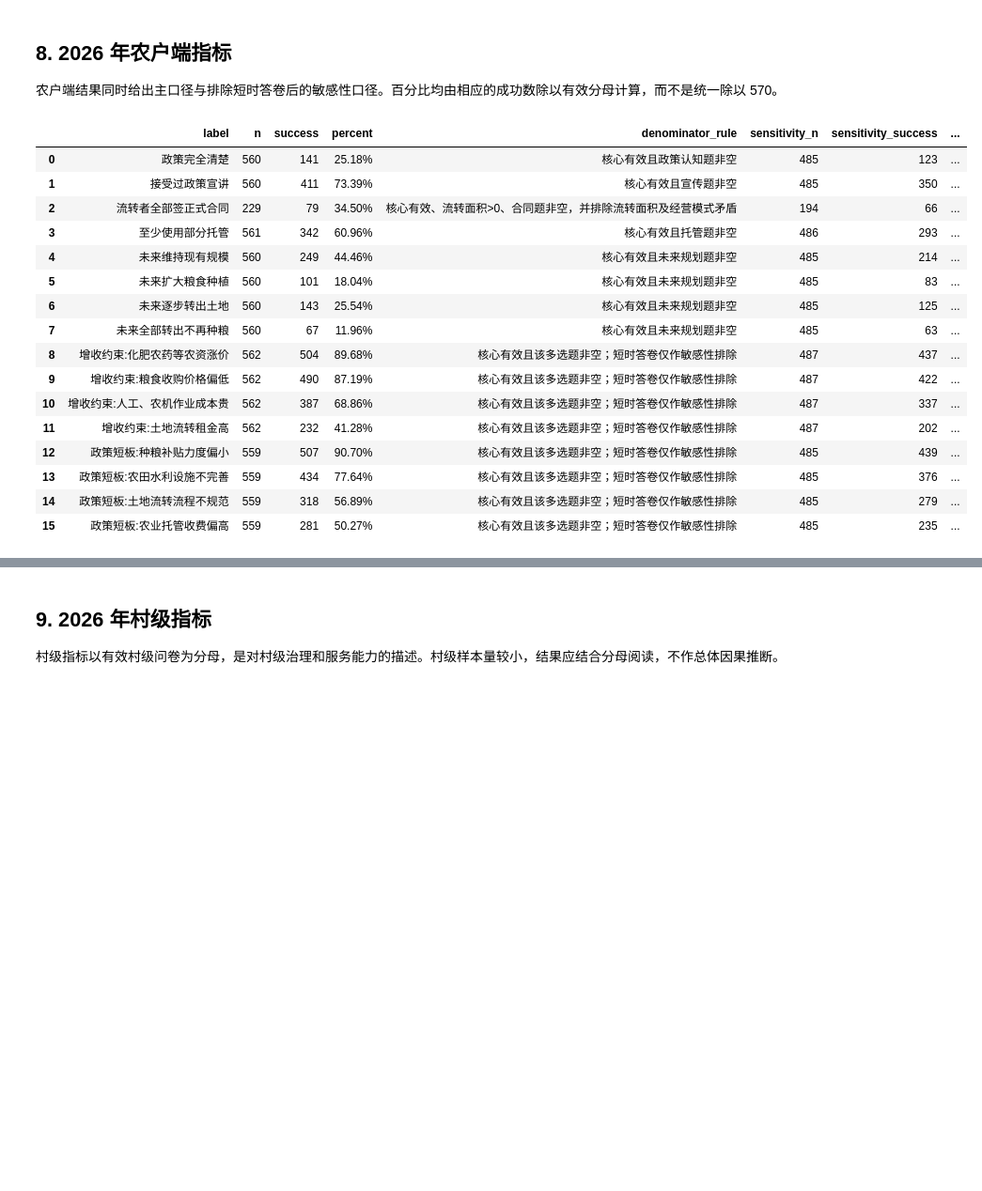
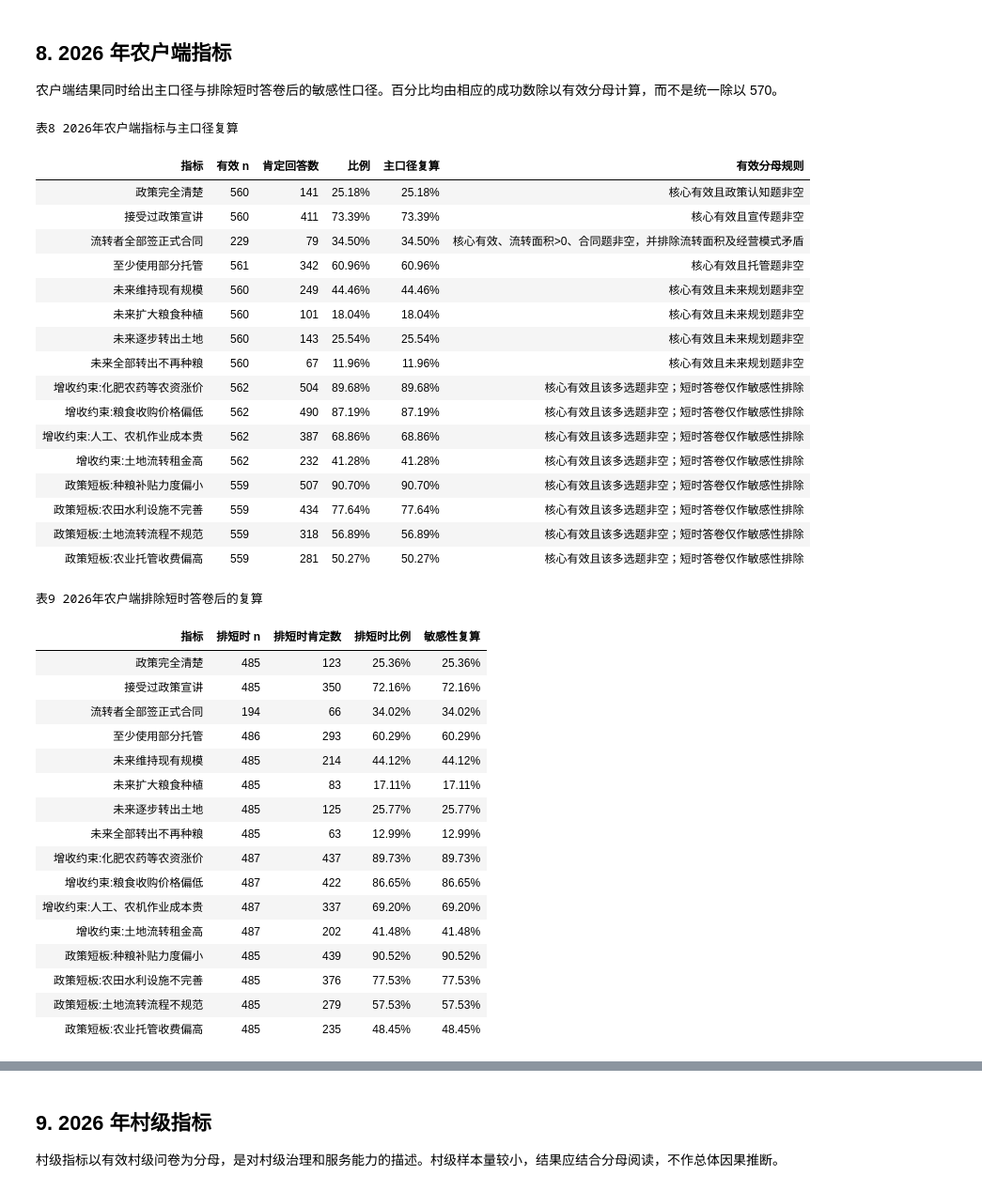
Before and after one commit to HNNUYUXUAN/anhui-rural-survey, a Jupyter notebook: notebooks/analysis.ipynb, the cells around one changed output, grey strips where cells are left out. Shown at 94% size. Saved outputs shown, nothing was run; the diff lists cells and outputs as text; code cells hidden in the pictures; blank space fills up the shorter version.

Commit message:
Align research tables and place table captions above data

```diff
--- a/notebooks/analysis.ipynb
+++ b/notebooks/analysis.ipynb
@@ -324,32 +331,54 @@ finish_figure(fig)
 # %%
 household = pd.read_csv(RESULT_DIR / "households-2026.csv")
 household["主口径复算"] = (household["success"] / household["n"] * 100).round(2)
 household["敏感性复算"] = (household["sensitivity_success"] / household["sensitivity_n"] * 100).round(2)
-display(household.style.format({"percent": "{:.2f}%", "sensitivity_percent": "{:.2f}%", "主口径复算": "{:.2f}%", "敏感性复算": "{:.2f}%"}))
+show_table(household[["label", "n", "success", "percent", "主口径复算", "denominator_rule"]],
+           "表8　2026年农户端指标与主口径复算", {"percent": "{:.2f}%", "主口径复算": "{:.2f}%"})
+show_table(household[["label", "sensitivity_n", "sensitivity_success", "sensitivity_percent", "敏感性复算"]],
+           "表9　2026年农户端排除短时答卷后的复算", {"sensitivity_percent": "{:.2f}%", "敏感性复算": "{:.2f}%"})
 
 fig, ax = plt.subplots(figsize=(10, 7))
 plot_household = household.sort_values("percent")
 sns.barplot(data=plot_household, x="percent", y="label", color="#555555", ax=ax)
 ax.set(title="2026年农户端公开指标", xlabel="比例（%）", ylabel="")
 finish_figure(fig)
 # %% [output]
+表8 2026年农户端指标与主口径复算
-|  | label | n | success | percent | denominator_rule | sensitivity_n | sensitivity_success | ... |
-| 0 | 政策完全清楚 | 560 | 141 | 25.18% | 核心有效且政策认知题非空 | 485 | 123 | ... |
-| 1 | 接受过政策宣讲 | 560 | 411 | 73.39% | 核心有效且宣传题非空 | 485 | 350 | ... |
-| 2 | 流转者全部签正式合同 | 229 | 79 | 34.50% | 核心有效、流转面积>0、合同题非空，并排除流转面积及经营模式矛盾 | 194 | 66 | ... |
-| 3 | 至少使用部分托管 | 561 | 342 | 60.96% | 核心有效且托管题非空 | 486 | 293 | ... |
-| 4 | 未来维持现有规模 | 560 | 249 | 44.46% | 核心有效且未来规划题非空 | 485 | 214 | ... |
-| 5 | 未来扩大粮食种植 | 560 | 101 | 18.04% | 核心有效且未来规划题非空 | 485 | 83 | ... |
-| 6 | 未来逐步转出土地 | 560 | 143 | 25.54% | 核心有效且未来规划题非空 | 485 | 125 | ... |
-| 7 | 未来全部转出不再种粮 | 560 | 67 | 11.96% | 核心有效且未来规划题非空 | 485 | 63 | ... |
-| 8 | 增收约束:化肥农药等农资涨价 | 562 | 504 | 89.68% | 核心有效且该多选题非空；短时答卷仅作敏感性排除 | 487 | 437 | ... |
-| 9 | 增收约束:粮食收购价格偏低 | 562 | 490 | 87.19% | 核心有效且该多选题非空；短时答卷仅作敏感性排除 | 487 | 422 | ... |
-| 10 | 增收约束:人工、农机作业成本贵 | 562 | 387 | 68.86% | 核心有效且该多选题非空；短时答卷仅作敏感性排除 | 487 | 337 | ... |
-| 11 | 增收约束:土地流转租金高 | 562 | 232 | 41.28% | 核心有效且该多选题非空；短时答卷仅作敏感性排除 | 487 | 202 | ... |
-| 12 | 政策短板:种粮补贴力度偏小 | 559 | 507 | 90.70% | 核心有效且该多选题非空；短时答卷仅作敏感性排除 | 485 | 439 | ... |
-| 13 | 政策短板:农田水利设施不完善 | 559 | 434 | 77.64% | 核心有效且该多选题非空；短时答卷仅作敏感性排除 | 485 | 376 | ... |
-| 14 | 政策短板:土地流转流程不规范 | 559 | 318 | 56.89% | 核心有效且该多选题非空；短时答卷仅作敏感性排除 | 485 | 279 | ... |
-| 15 | 政策短板:农业托管收费偏高 | 559 | 281 | 50.27% | 核心有效且该多选题非空；短时答卷仅作敏感性排除 | 485 | 235 | ... |
+| 指标 | 有效 n | 肯定回答数 | 比例 | 主口径复算 | 有效分母规则 |
+| 政策完全清楚 | 560 | 141 | 25.18% | 25.18% | 核心有效且政策认知题非空 |
+| 接受过政策宣讲 | 560 | 411 | 73.39% | 73.39% | 核心有效且宣传题非空 |
+| 流转者全部签正式合同 | 229 | 79 | 34.50% | 34.50% | 核心有效、流转面积>0、合同题非空，并排除流转面积及经营模式矛盾 |
+| 至少使用部分托管 | 561 | 342 | 60.96% | 60.96% | 核心有效且托管题非空 |
+| 未来维持现有规模 | 560 | 249 | 44.46% | 44.46% | 核心有效且未来规划题非空 |
+| 未来扩大粮食种植 | 560 | 101 | 18.04% | 18.04% | 核心有效且未来规划题非空 |
+| 未来逐步转出土地 | 560 | 143 | 25.54% | 25.54% | 核心有效且未来规划题非空 |
+| 未来全部转出不再种粮 | 560 | 67 | 11.96% | 11.96% | 核心有效且未来规划题非空 |
+| 增收约束:化肥农药等农资涨价 | 562 | 504 | 89.68% | 89.68% | 核心有效且该多选题非空；短时答卷仅作敏感性排除 |
+| 增收约束:粮食收购价格偏低 | 562 | 490 | 87.19% | 87.19% | 核心有效且该多选题非空；短时答卷仅作敏感性排除 |
+| 增收约束:人工、农机作业成本贵 | 562 | 387 | 68.86% | 68.86% | 核心有效且该多选题非空；短时答卷仅作敏感性排除 |
+| 增收约束:土地流转租金高 | 562 | 232 | 41.28% | 41.28% | 核心有效且该多选题非空；短时答卷仅作敏感性排除 |
+| 政策短板:种粮补贴力度偏小 | 559 | 507 | 90.70% | 90.70% | 核心有效且该多选题非空；短时答卷仅作敏感性排除 |
+| 政策短板:农田水利设施不完善 | 559 | 434 | 77.64% | 77.64% | 核心有效且该多选题非空；短时答卷仅作敏感性排除 |
+| 政策短板:土地流转流程不规范 | 559 | 318 | 56.89% | 56.89% | 核心有效且该多选题非空；短时答卷仅作敏感性排除 |
+| 政策短板:农业托管收费偏高 | 559 | 281 | 50.27% | 50.27% | 核心有效且该多选题非空；短时答卷仅作敏感性排除 |
+表9 2026年农户端排除短时答卷后的复算
+| 指标 | 排短时 n | 排短时肯定数 | 排短时比例 | 敏感性复算 |
+| 政策完全清楚 | 485 | 123 | 25.36% | 25.36% |
+| 接受过政策宣讲 | 485 | 350 | 72.16% | 72.16% |
+| 流转者全部签正式合同 | 194 | 66 | 34.02% | 34.02% |
+| 至少使用部分托管 | 486 | 293 | 60.29% | 60.29% |
+| 未来维持现有规模 | 485 | 214 | 44.12% | 44.12% |
+| 未来扩大粮食种植 | 485 | 83 | 17.11% | 17.11% |
+| 未来逐步转出土地 | 485 | 125 | 25.77% | 25.77% |
+| 未来全部转出不再种粮 | 485 | 63 | 12.99% | 12.99% |
+| 增收约束:化肥农药等农资涨价 | 487 | 437 | 89.73% | 89.73% |
+| 增收约束:粮食收购价格偏低 | 487 | 422 | 86.65% | 86.65% |
+| 增收约束:人工、农机作业成本贵 | 487 | 337 | 69.20% | 69.20% |
+| 增收约束:土地流转租金高 | 487 | 202 | 41.48% | 41.48% |
+| 政策短板:种粮补贴力度偏小 | 485 | 439 | 90.52% | 90.52% |
+| 政策短板:农田水利设施不完善 | 485 | 376 | 77.53% | 77.53% |
+| 政策短板:土地流转流程不规范 | 485 | 279 | 57.53% | 57.53% |
+| 政策短板:农业托管收费偏高 | 485 | 235 | 48.45% | 48.45% |
 [figure]
 # %% [markdown]
 ## 9. 2026 年村级指标
```
Also changed, not shown: parts of 9 cells of this notebook, 14 other files.
